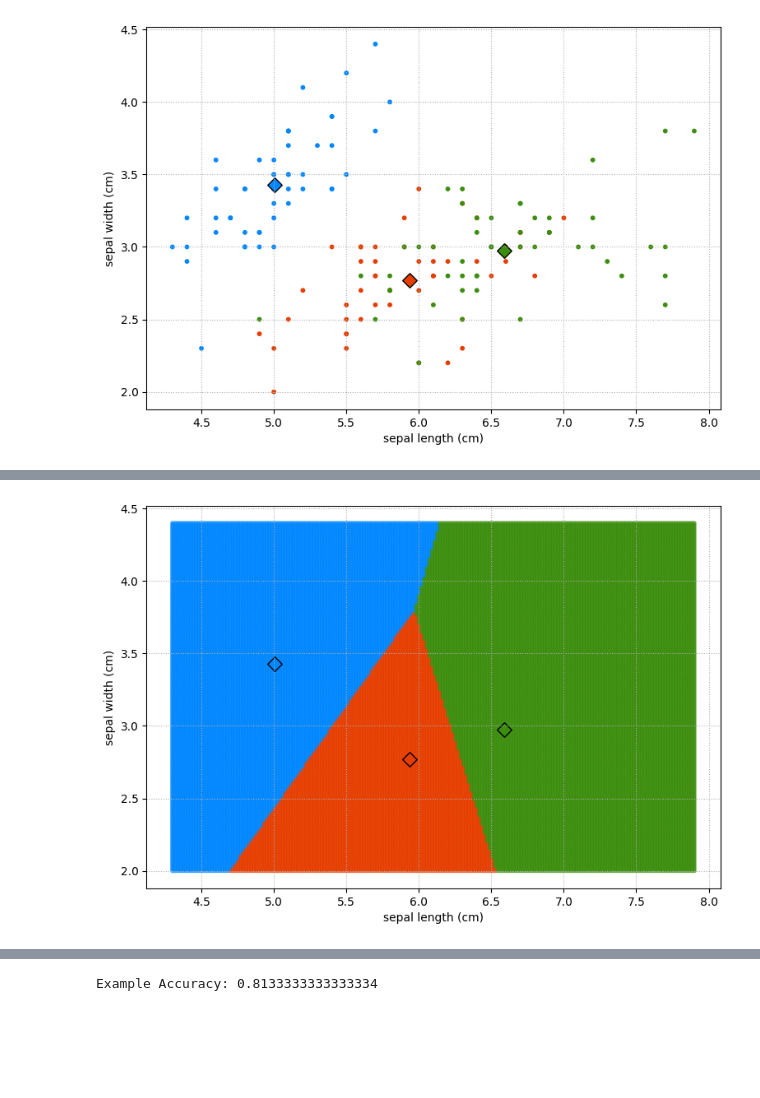
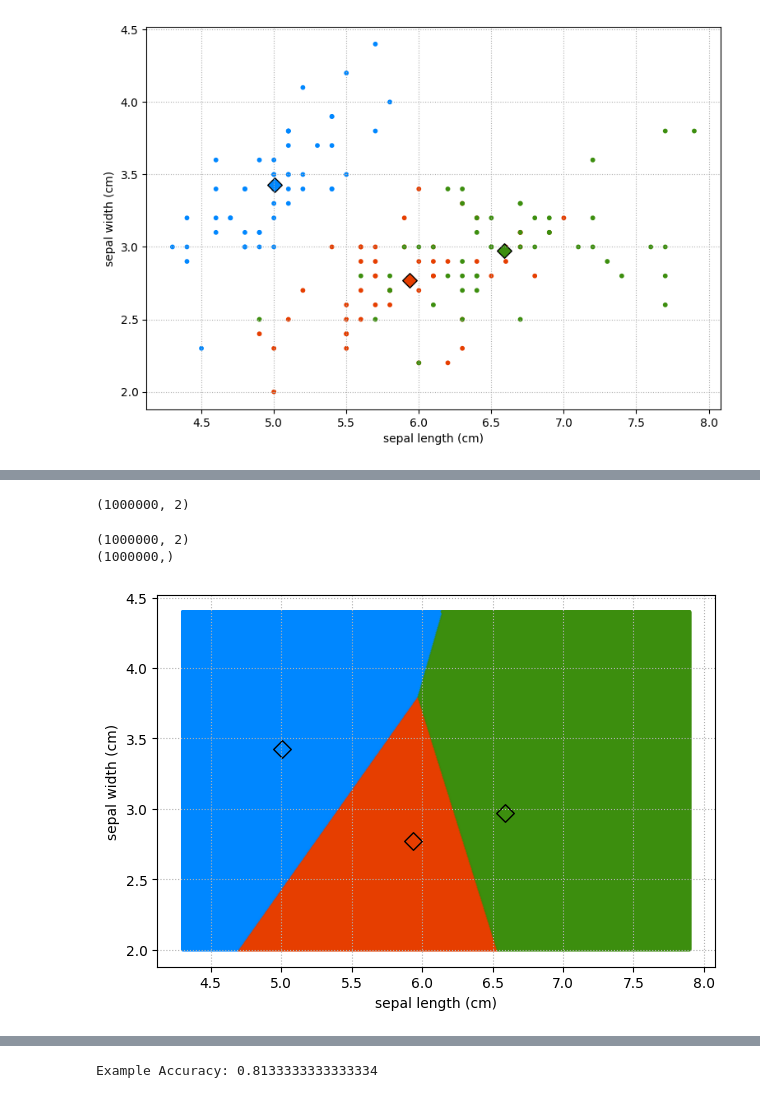
Before and after one commit to w4k2/umlc, a Jupyter notebook: live_coding/00_klasyfikacja/notebook.ipynb, the cells around one changed output, grey strips where cells are left out. Drawn from its saved outputs; the diff is of its cells as text; code cells hidden in the pictures; blank space fills up the shorter version.

```diff
--- a/live_coding/00_klasyfikacja/notebook.ipynb
+++ b/live_coding/00_klasyfikacja/notebook.ipynb
@@ -75,0 +127,13 @@ def nearest_centroid(X, centroids):
+# %%
+P = 1000
+# xmin, ymin = (0, 0)
+# xmax, ymax = (10, 10)
+xmin, ymin = np.min(x, axis=0)
+xmax, ymax = np.max(x, axis=0)
+
+xx, yy = np.meshgrid(
+    np.linspace(xmin, xmax, P),
+    np.linspace(ymin, ymax, P)
+)
+
+print(xx, yy)
@@ -76,35 +154,39 @@ def nearest_centroid(X, centroids):
+# %%
+
+space = np.c_[xx.ravel(), yy.ravel()]
+space.shape
+# %% [output]
+(1000000, 2)
+# %%
+
+Z = nearest_centroid(space, centroids)
+
+print(space.shape)
+print(Z.shape)
+# %% [output]
+(1000000, 2)
+(1000000,)
 # %%
-P = 200
-xmin, ymin = np.min(x, axis=0)
-xmax, ymax = np.max(x, axis=0)
 
-xx, yy = np.meshgrid(
-    np.linspace(xmin, xmax, P),
-    np.linspace(ymin, ymax, P)
-)
-
-space = np.c_[xx.ravel(), yy.ravel()]
-
-label = nearest_centroid(space, centroids)
-
-fig, ax = plt.subplots(1, 1, figsize=(1.5 * BW, 1.5 * BW))
+fig, ax = plt.subplots(1, 1, figsize=(1.2 * BW, 1.2 * BW))
 
 # Plot space
-ax.scatter(*space.T, c=colors[label], edgecolors='none', s=15, alpha=0.7)
+ax.scatter(*space.T, c=colors[Z], edgecolors='none', s=5, alpha=0.7)
+
 for c, center in zip(colors, centroids):
     ax.scatter(*center, marker="D", s=80, facecolor=c, edgecolors='k')
 
 # Plot misses
 y_pred = nearest_centroid(x, centroids)
 x_miss = y_pred != y
 # ax.scatter(*x[x_miss].T, edgecolors='k', facecolor=colors[y[x_miss]])
 
 ax.set_xlabel(feature_names[selected_features[0]])
 ax.set_ylabel(feature_names[selected_features[1]])
 ax.set_aspect('equal')
 ax.grid(True, ls=':')
 # %% [output]
-[figure, old version]
+[figure, new version]
 # %%
 fig, ax = plt.subplots(1, 1, figsize=(1.5 * BW, 1.5 * BW))
 
```
Also changed, not shown: parts of 21 cells of this notebook, 11 other files.
